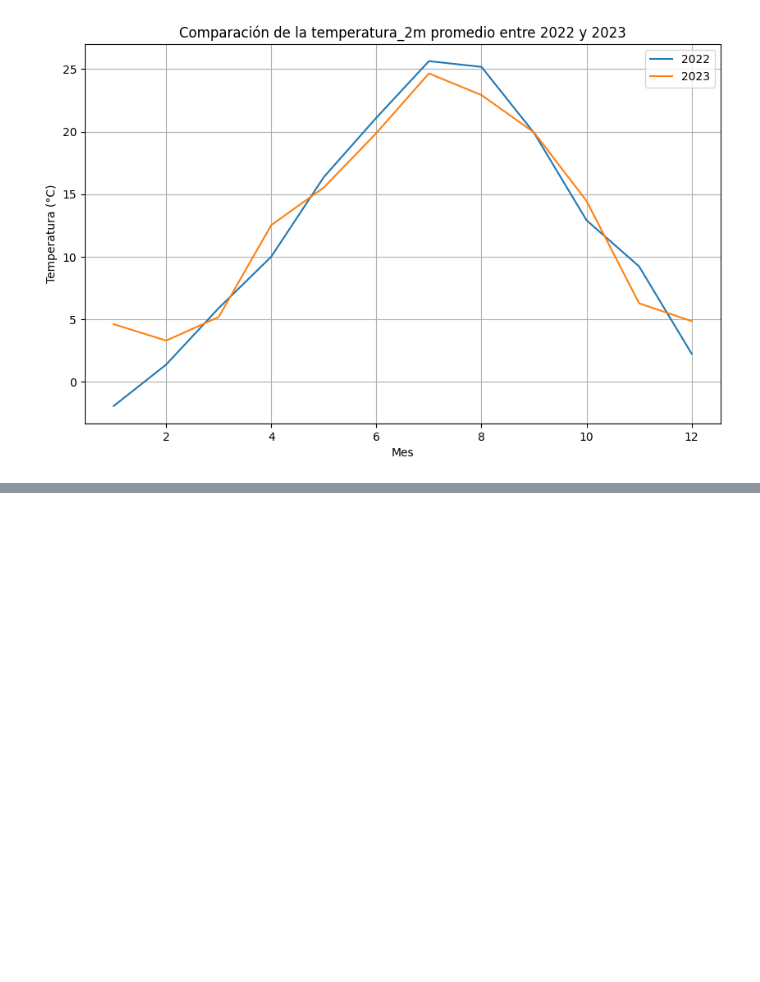
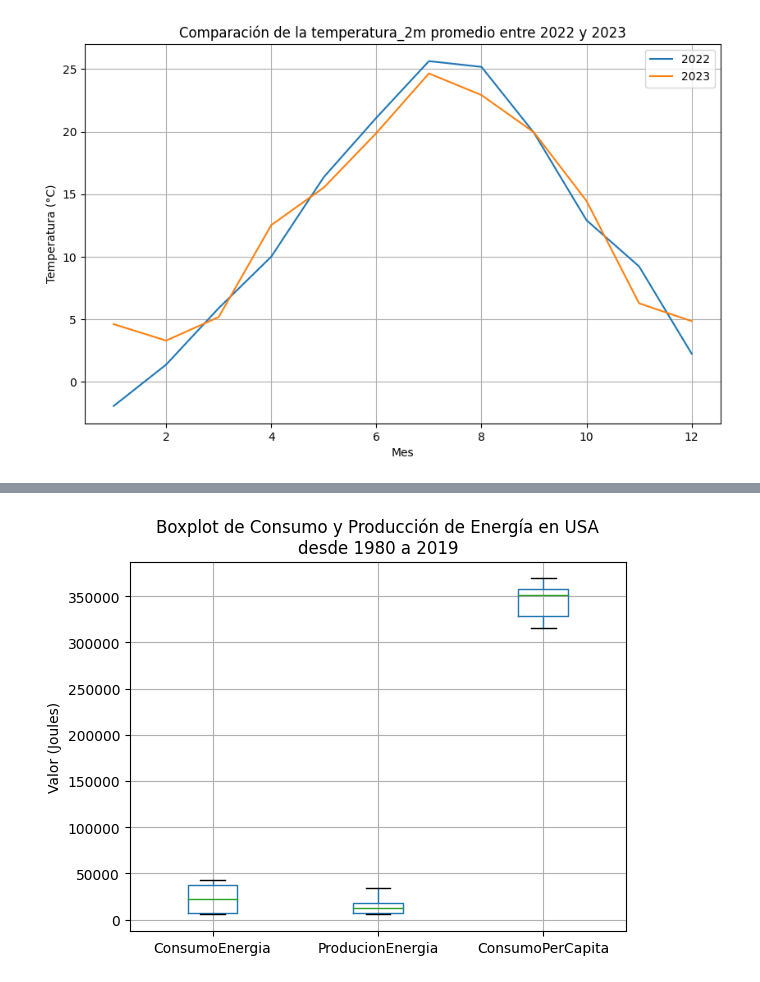
Before and after one commit to clblommberg/MVP_ML_TransporteNY, a Jupyter notebook: notebooks/02_EDA/02 EDA de procesados.ipynb, the cells around one changed output, grey strips where cells are left out. Drawn from its saved outputs; the diff is of its cells as text; code cells hidden in the pictures; blank space fills up the shorter version.

```diff
--- a/notebooks/02_EDA/02 EDA de procesados.ipynb
+++ b/notebooks/02_EDA/02 EDA de procesados.ipynb
@@ -779,0 +905,8 @@ plt.show()
+# %%
+ruta_archivo5 = '../../datasets/processed/emisiones_usa.parquet'
+
+# Se abre el archivo parquet
+tabla_parquet5 = pq.read_table(ruta_archivo5)
+
+# Se convierte a dataframe de pandas
+emisiones_usa = tabla_parquet5.to_pandas()
@@ -779,0 +929,8 @@ plt.show()
+# %%
+# Para cada columna, convertimos los valores que están en BTU (Unidad térmica británica) a Joules
+emisiones_usa['ConsumoEnergia'] = round(emisiones_usa['ConsumoEnergia'] * 1055.06, 2)
+emisiones_usa['ProducionEnergia'] = round(emisiones_usa['ProducionEnergia'] * 1055.06, 2)
+emisiones_usa['ConsumoPerCapita'] = round(emisiones_usa['ConsumoPerCapita'] * 1055.06, 2)
+emisiones_usa['CantidadEmisionesCO2'] = emisiones_usa['CantidadEmisionesCO2'].round(2)
+
+emisiones_usa
@@ -779,0 +951,12 @@ plt.show()
+# %%
+# Se crean los gráficos de boxplot para cada columna (1980-2019)
+emisiones_usa.boxplot(column=['ConsumoEnergia', 'ProducionEnergia', 'ConsumoPerCapita'])
+
+# Personalizar el gráfico
+plt.title('Boxplot de Consumo y Producción de Energía en USA\ndesde 1980 a 2019')
+plt.ylabel('Valor (Joules)')
+
+# Mostrar el gráfico
+plt.show()
+# %% [output]
+[figure, added]
```
Also changed, not shown: parts of 24 cells of this notebook.
